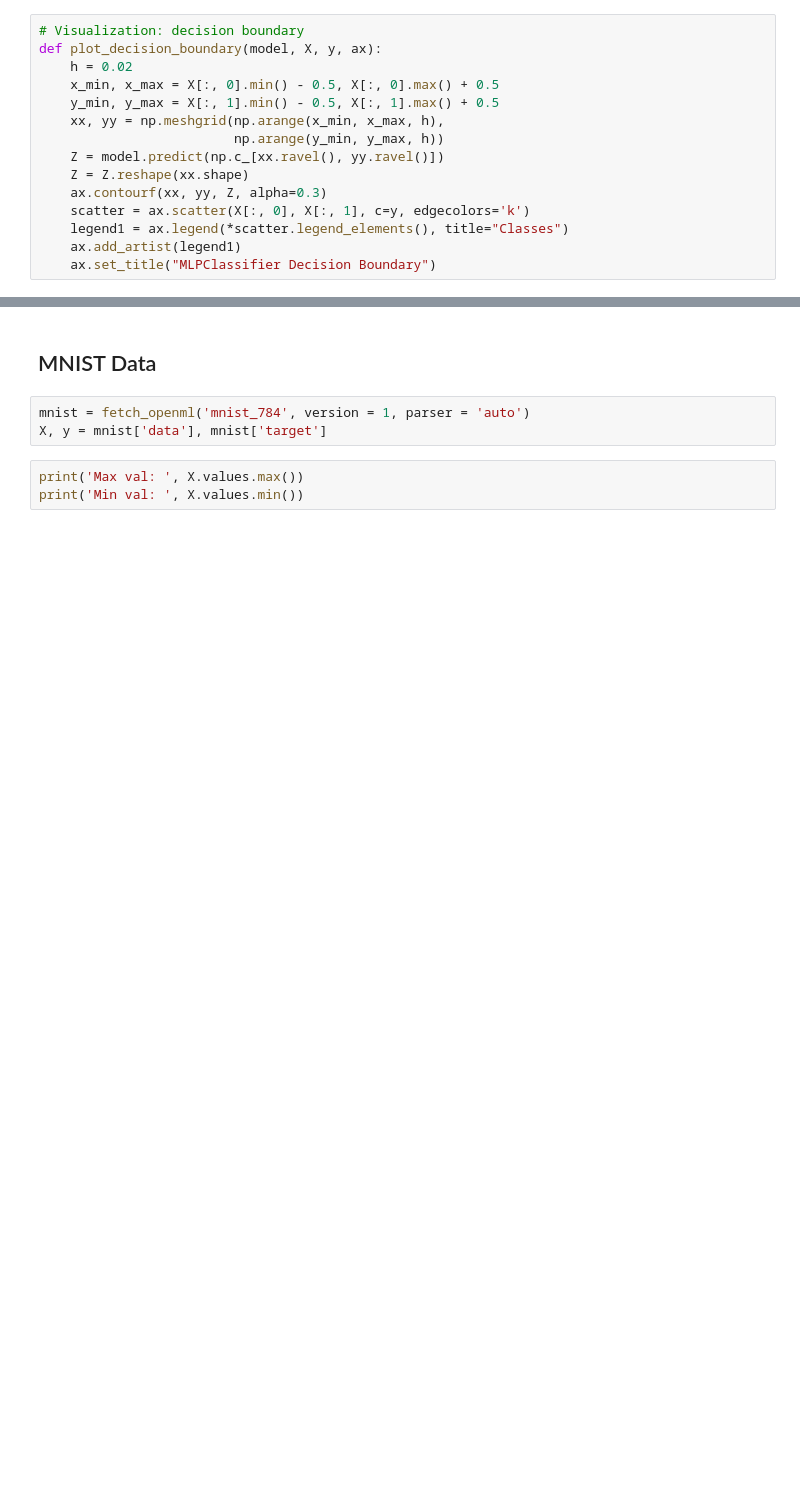
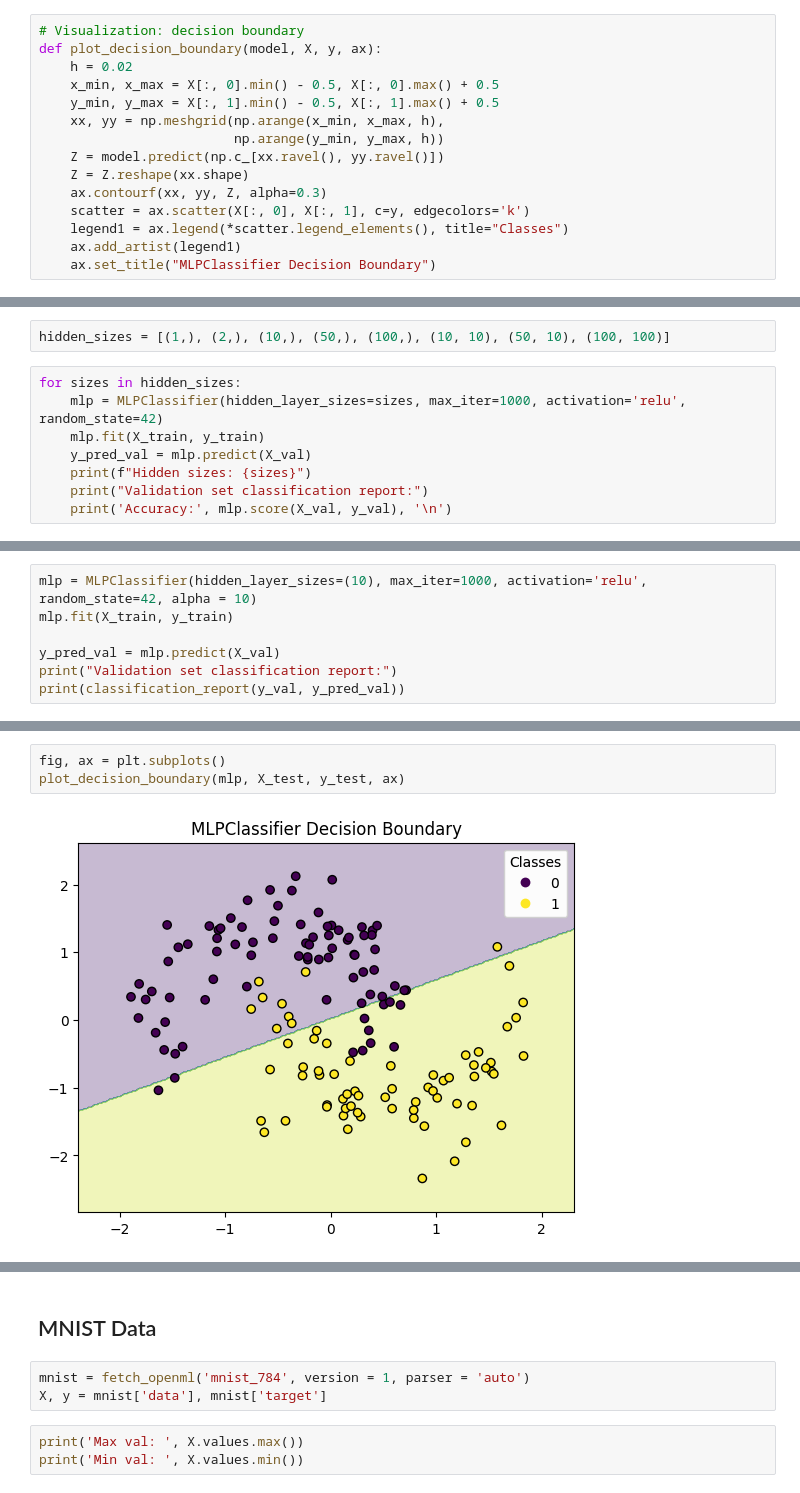
Before and after one commit to rhodes-byu/cs-stat-180, a Jupyter notebook: notebooks/17-mlp-demo.ipynb, the cells around one changed output, grey strips where cells are left out. Drawn from its saved outputs; the diff is of its cells as text; blank space fills up the shorter version.

```diff
--- a/notebooks/17-mlp-demo.ipynb
+++ b/notebooks/17-mlp-demo.ipynb
@@ -99,0 +160,10 @@ plt.show()
+# %%
+hidden_sizes = [(1,), (2,), (10,), (50,), (100,), (10, 10), (50, 10), (100, 100)]
+# %%
+for sizes in hidden_sizes:
+    mlp = MLPClassifier(hidden_layer_sizes=sizes, max_iter=1000, activation='relu', random_state=42)
+    mlp.fit(X_train, y_train)
+    y_pred_val = mlp.predict(X_val)
+    print(f"Hidden sizes: {sizes}")
+    print("Validation set classification report:")
+    print('Accuracy:', mlp.score(X_val, y_val), '\n')
@@ -99,0 +207,7 @@ plt.show()
+# %%
+mlp = MLPClassifier(hidden_layer_sizes=(10), max_iter=1000, activation='relu', random_state=42, alpha = 10)
+mlp.fit(X_train, y_train)
+
+y_pred_val = mlp.predict(X_val)
+print("Validation set classification report:")
+print(classification_report(y_val, y_pred_val))
@@ -99,0 +224,5 @@ plt.show()
+# %%
+fig, ax = plt.subplots()
+plot_decision_boundary(mlp, X_test, y_test, ax)
+# %% [output]
+[figure, added]
```
Also changed, not shown: parts of 41 cells of this notebook.
